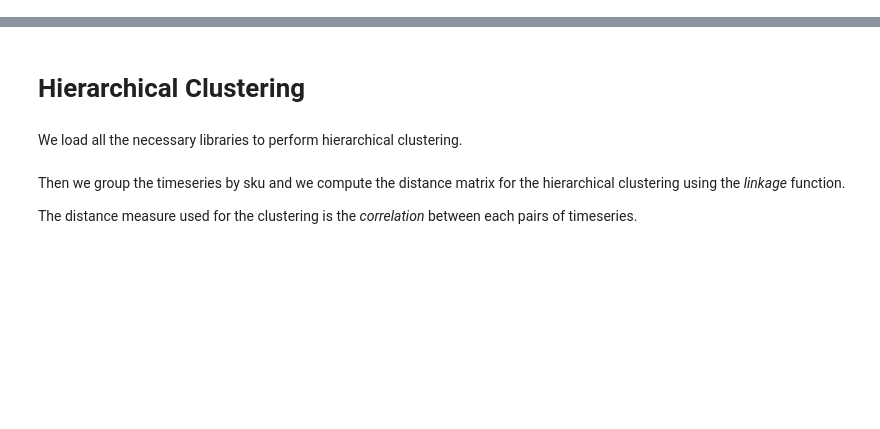
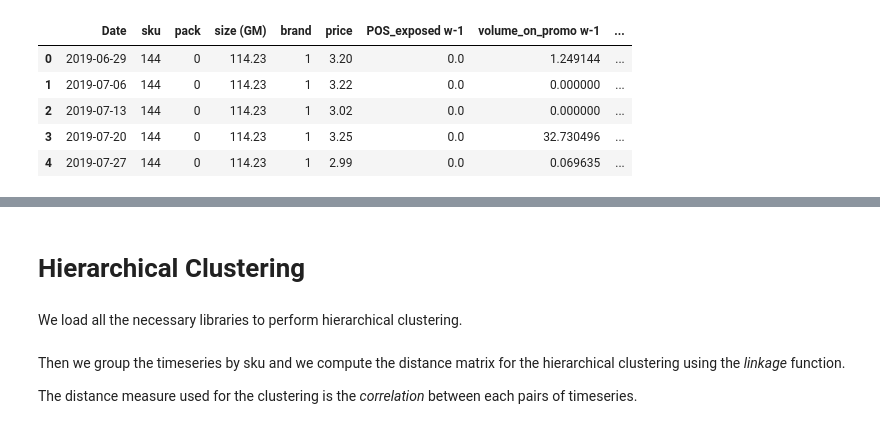
Before and after one commit to tommasofioravanti/DMTMCourseProject, a Jupyter notebook: consegna/analysis_flow.ipynb, the cells around one changed output, grey strips where cells are left out. Saved outputs shown, nothing was run; the diff lists cells and outputs as text; code cells hidden in the pictures; blank space fills up the shorter version.

```diff
--- a/consegna/analysis_flow.ipynb
+++ b/consegna/analysis_flow.ipynb
@@ -38,0 +58,11 @@ test = df[df.target.isna()]
+# %%
+from preprocessing.preprocessing import preprocessing
+df = preprocessing(train, test)
+df.head()
+# %% [output]
+|  | Date | sku | pack | size (GM) | brand | price | POS_exposed w-1 | volume_on_promo w-1 | ... |
+| 0 | 2019-06-29 | 144 | 0 | 114.23 | 1 | 3.20 | 0.0 | 1.249144 | ... |
+| 1 | 2019-07-06 | 144 | 0 | 114.23 | 1 | 3.22 | 0.0 | 0.000000 | ... |
+| 2 | 2019-07-13 | 144 | 0 | 114.23 | 1 | 3.02 | 0.0 | 0.000000 | ... |
+| 3 | 2019-07-20 | 144 | 0 | 114.23 | 1 | 3.25 | 0.0 | 32.730496 | ... |
+| 4 | 2019-07-27 | 144 | 0 | 114.23 | 1 | 2.99 | 0.0 | 0.069635 | ... |
```
Also changed, not shown: parts of 17 cells of this notebook, 2 other files.
